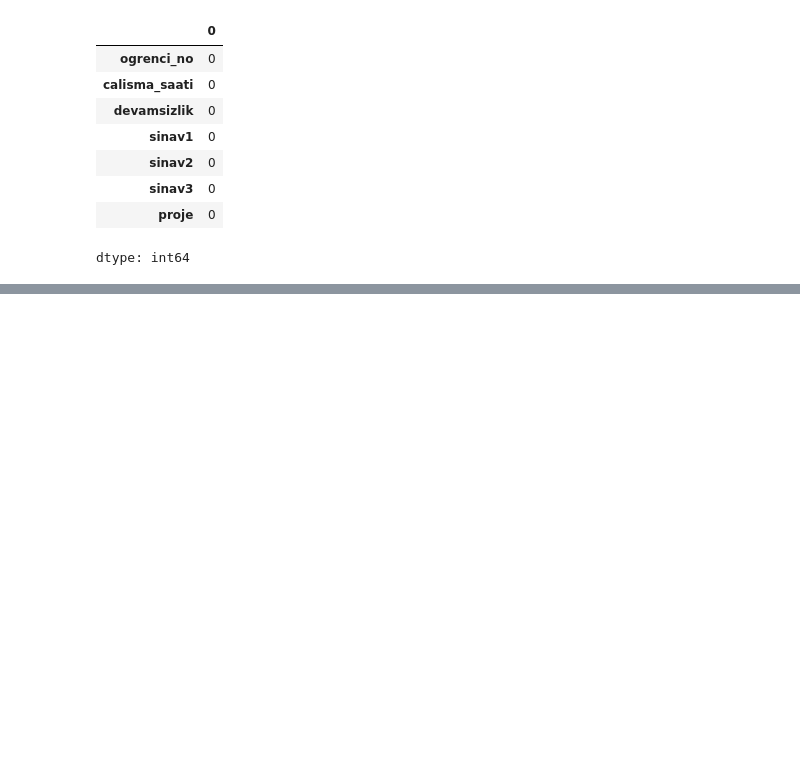
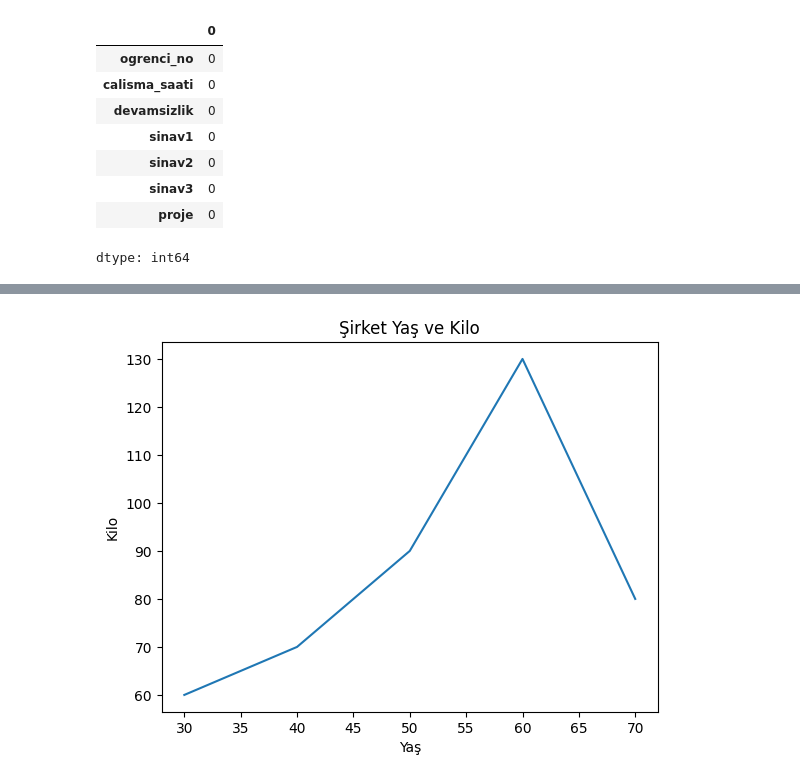
Before and after one commit to europecodingschool/ECS---VB---YZ---08.26, a Jupyter notebook: VB_YZ_Ders_6_.ipynb, the cells around one changed output, grey strips where cells are left out. Cells and saved outputs as stored; diff of their text form; code cells hidden in the pictures; blank space fills up the shorter version.

```diff
--- a/VB_YZ_Ders_6_.ipynb
+++ b/VB_YZ_Ders_6_.ipynb
@@ -221,0 +287,8 @@ df
+# %%
+plt.plot(x, y)
+plt.title("Şirket Yaş ve Kilo")
+plt.xlabel("Yaş")
+plt.ylabel("Kilo")
+plt.show()
+# %% [output]
+[figure, added]
```
Also changed, not shown: parts of 29 cells of this notebook.
